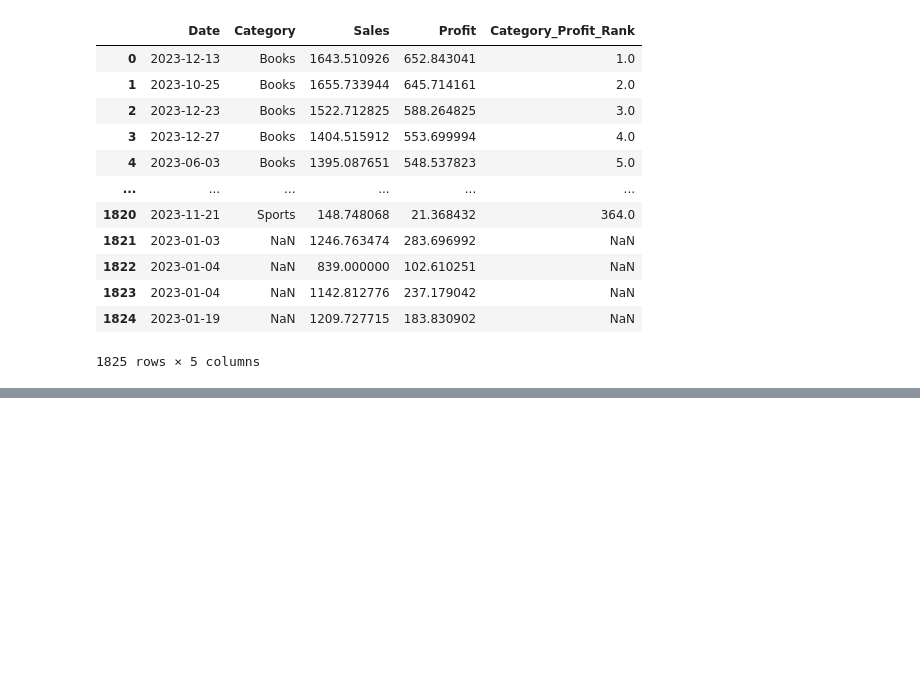
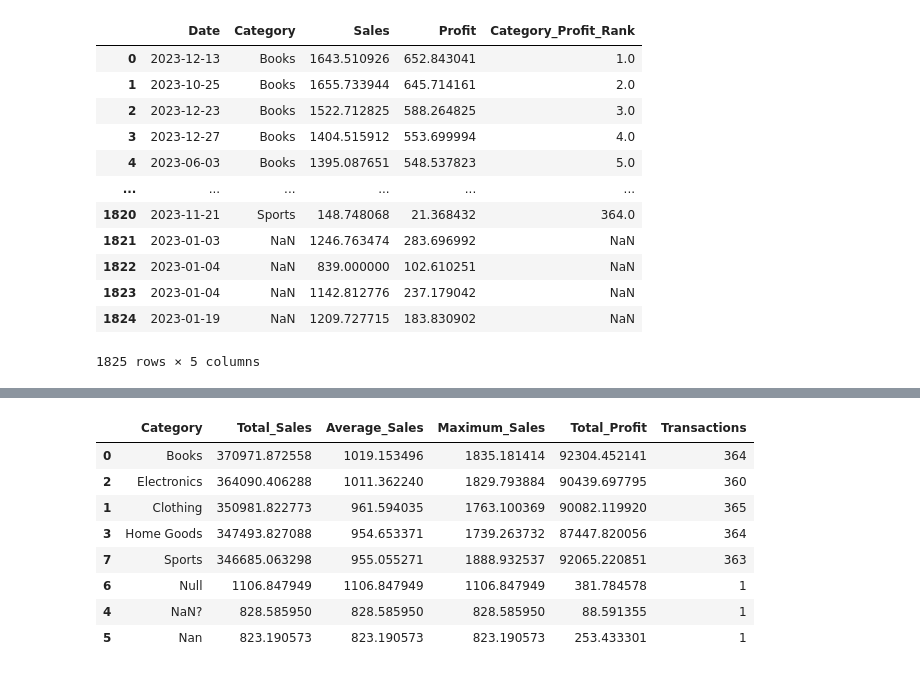
Before and after one commit to MuhaammadUsman/Agentic-AI, a Jupyter notebook: module_02_data_science/61_sorting _and_ranking_data.ipynb, the cells around one changed output, grey strips where cells are left out. Cells and saved outputs as stored; diff of their text form; code cells hidden in the pictures; blank space fills up the shorter version.

```diff
--- a/module_02_data_science/61_sorting _and_ranking_data.ipynb
+++ b/module_02_data_science/61_sorting _and_ranking_data.ipynb
@@ -348,0 +392,21 @@ df4_sorted
+# %%
+cat_summery = df5.groupby("Category", as_index = False).agg(
+    Total_Sales = ("Sales", "sum"),
+    Average_Sales = ("Sales", "mean"),
+    Maximum_Sales = ("Sales", "max"),
+    Total_Profit = ("Profit", "sum"),
+    Transactions = ("Sales", "count")
+).sort_values(by = ["Total_Sales"], ascending=False)
+# %%
+# display result
+cat_summery
+# %% [output]
+|  | Category | Total_Sales | Average_Sales | Maximum_Sales | Total_Profit | Transactions |
+| 0 | Books | 370971.872558 | 1019.153496 | 1835.181414 | 92304.452141 | 364 |
+| 2 | Electronics | 364090.406288 | 1011.362240 | 1829.793884 | 90439.697795 | 360 |
+| 1 | Clothing | 350981.822773 | 961.594035 | 1763.100369 | 90082.119920 | 365 |
+| 3 | Home Goods | 347493.827088 | 954.653371 | 1739.263732 | 87447.820056 | 364 |
+| 7 | Sports | 346685.063298 | 955.055271 | 1888.932537 | 92065.220851 | 363 |
+| 6 | Null | 1106.847949 | 1106.847949 | 1106.847949 | 381.784578 | 1 |
+| 4 | NaN? | 828.585950 | 828.585950 | 828.585950 | 88.591355 | 1 |
+| 5 | Nan | 823.190573 | 823.190573 | 823.190573 | 253.433301 | 1 |
```
Also changed, not shown: parts of 7 cells of this notebook.
